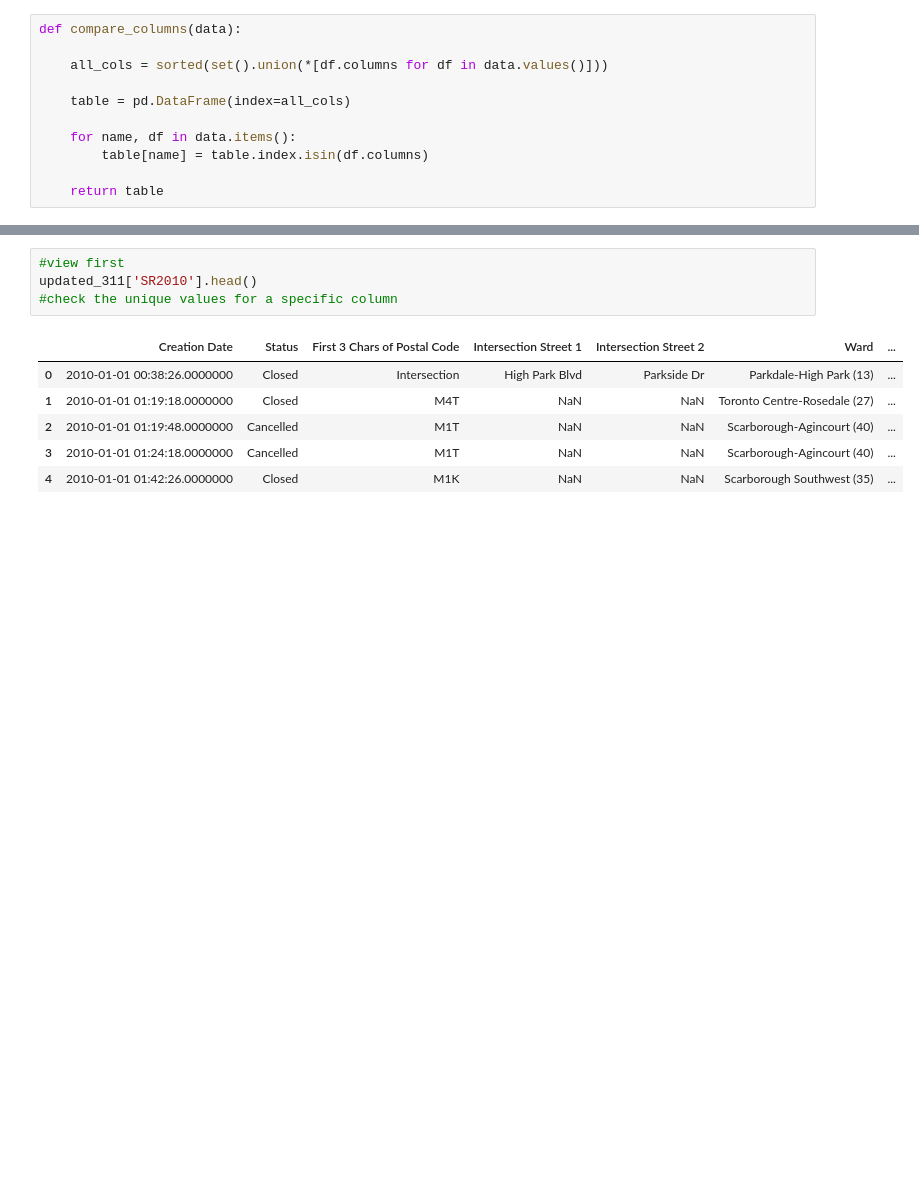
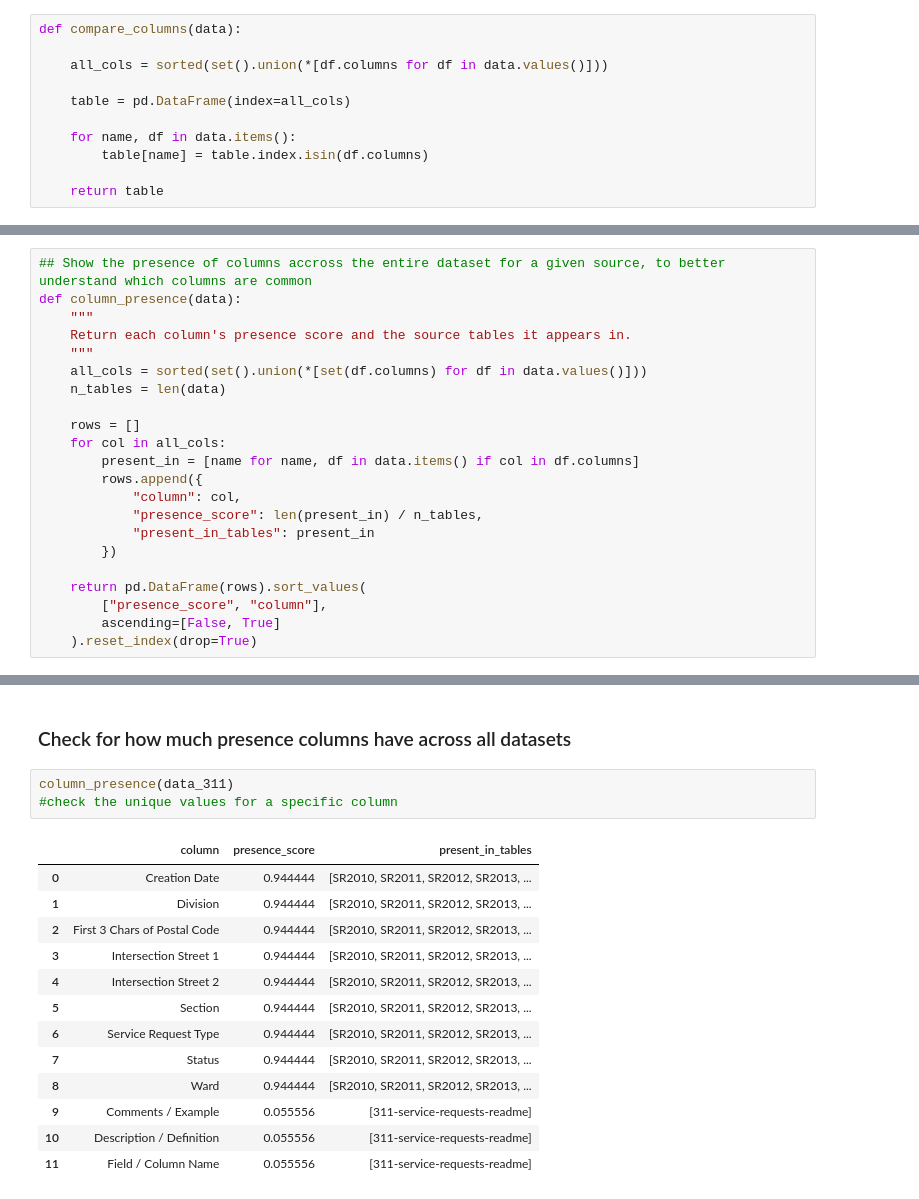
Before and after one commit to kmefu94/Water-Infrastructure-Risk-Toronto, a Jupyter notebook: reports/Data_Inventory.ipynb, the cells around one changed output, grey strips where cells are left out. Drawn from its saved outputs; the diff is of its cells as text; blank space fills up the shorter version.

```diff
--- a/reports/Data_Inventory.ipynb
+++ b/reports/Data_Inventory.ipynb
@@ -141,0 +154,22 @@ def compare_columns(data):
+# %%
+## Show the presence of columns accross the entire dataset for a given source, to better understand which columns are common
+def column_presence(data):
+    """
+    Return each column's presence score and the source tables it appears in.
+    """
+    all_cols = sorted(set().union(*[set(df.columns) for df in data.values()]))
+    n_tables = len(data)
+
+    rows = []
+    for col in all_cols:
+        present_in = [name for name, df in data.items() if col in df.columns]
+        rows.append({
+            "column": col,
+            "presence_score": len(present_in) / n_tables,
+            "present_in_tables": present_in
+        })
+
+    return pd.DataFrame(rows).sort_values(
+        ["presence_score", "column"],
+        ascending=[False, True]
+    ).reset_index(drop=True)
@@ -251,11 +316,19 @@ compare_columns(updated_311)
+# %% [markdown]
+### Check for how much presence columns have across all datasets
 # %%
-#view first
-updated_311['SR2010'].head()
+column_presence(data_311)
 #check the unique values for a specific column
 # %% [output]
-|  | Creation Date | Status | First 3 Chars of Postal Code | Intersection Street 1 | Intersection Street 2 | Ward | ... |
-| 0 | 2010-01-01 00:38:26.0000000 | Closed | Intersection | High Park Blvd | Parkside Dr | Parkdale-High Park (13) | ... |
-| 1 | 2010-01-01 01:19:18.0000000 | Closed | M4T | NaN | NaN | Toronto Centre-Rosedale (27) | ... |
-| 2 | 2010-01-01 01:19:48.0000000 | Cancelled | M1T | NaN | NaN | Scarborough-Agincourt (40) | ... |
-| 3 | 2010-01-01 01:24:18.0000000 | Cancelled | M1T | NaN | NaN | Scarborough-Agincourt (40) | ... |
-| 4 | 2010-01-01 01:42:26.0000000 | Closed | M1K | NaN | NaN | Scarborough Southwest (35) | ... |
+|  | column | presence_score | present_in_tables |
+| 0 | Creation Date | 0.944444 | [SR2010, SR2011, SR2012, SR2013, ... |
+| 1 | Division | 0.944444 | [SR2010, SR2011, SR2012, SR2013, ... |
+| 2 | First 3 Chars of Postal Code | 0.944444 | [SR2010, SR2011, SR2012, SR2013, ... |
+| 3 | Intersection Street 1 | 0.944444 | [SR2010, SR2011, SR2012, SR2013, ... |
+| 4 | Intersection Street 2 | 0.944444 | [SR2010, SR2011, SR2012, SR2013, ... |
+| 5 | Section | 0.944444 | [SR2010, SR2011, SR2012, SR2013, ... |
+| 6 | Service Request Type | 0.944444 | [SR2010, SR2011, SR2012, SR2013, ... |
+| 7 | Status | 0.944444 | [SR2010, SR2011, SR2012, SR2013, ... |
+| 8 | Ward | 0.944444 | [SR2010, SR2011, SR2012, SR2013, ... |
+| 9 | Comments / Example | 0.055556 | [311-service-requests-readme] |
+| 10 | Description / Definition | 0.055556 | [311-service-requests-readme] |
+| 11 | Field / Column Name | 0.055556 | [311-service-requests-readme] |
```
Also changed, not shown: parts of 78 cells of this notebook, 3 other files.
